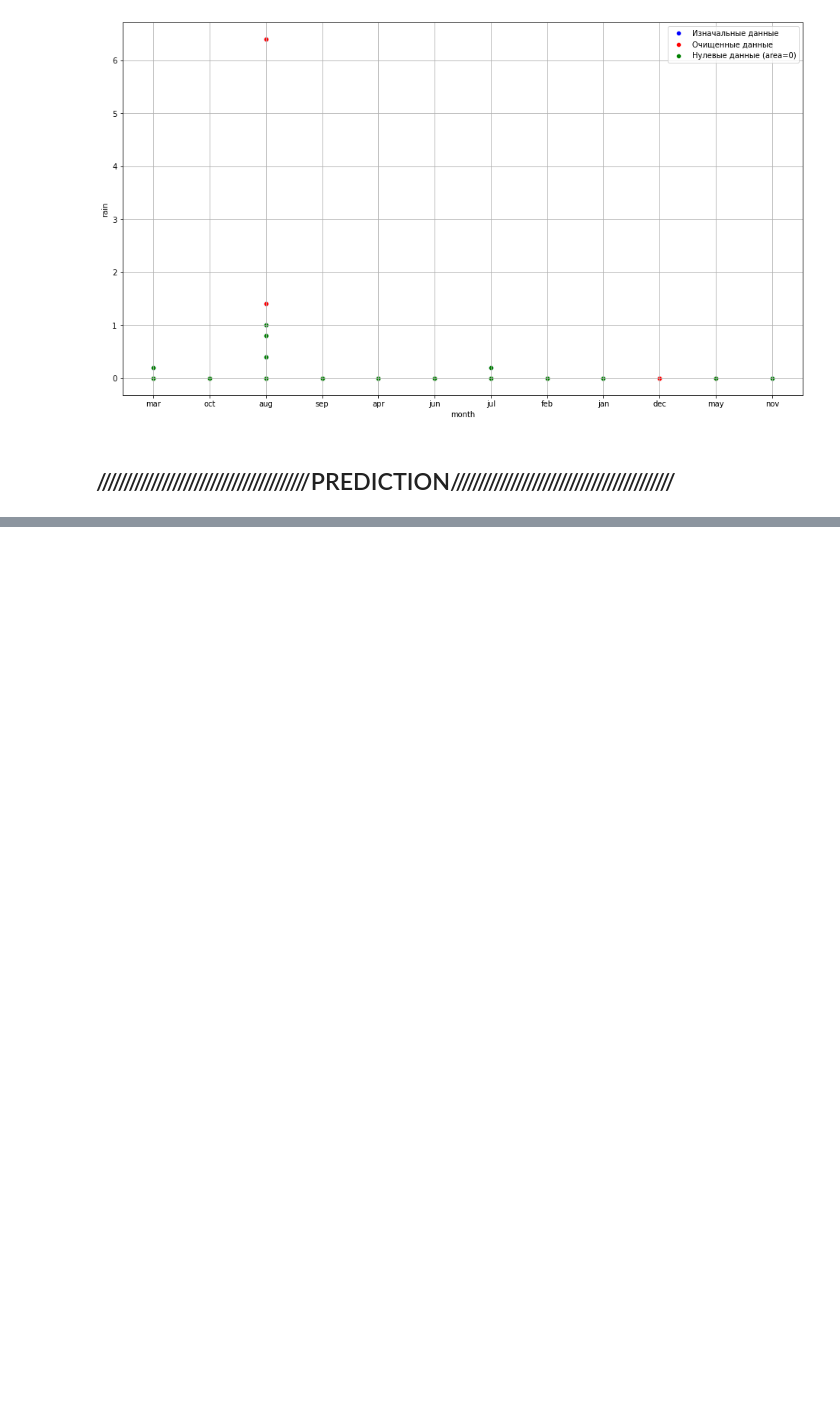
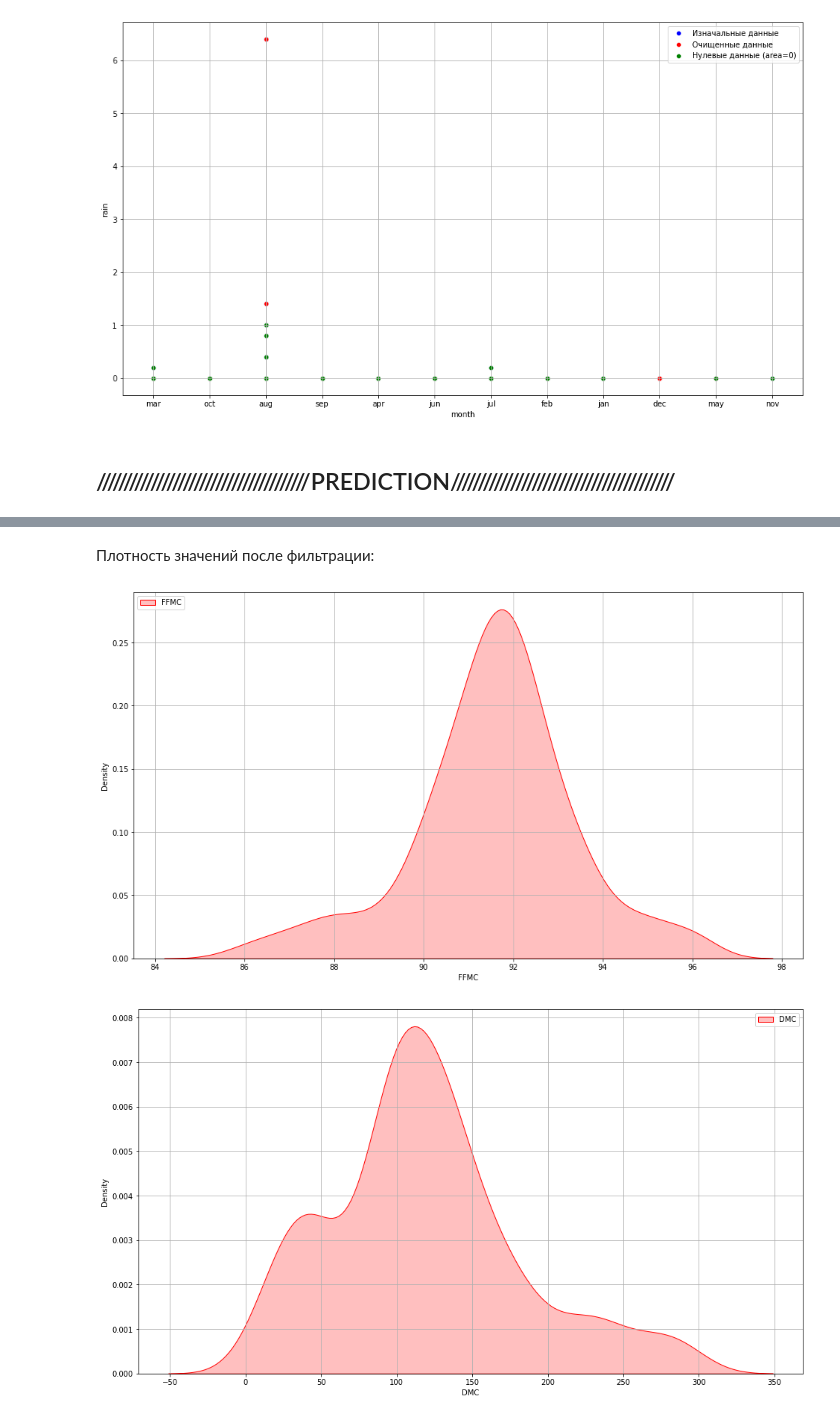
Before and after one commit to seryogasx/Diplom, a Jupyter notebook: forest/data2/Forest_fire_area_predict.ipynb, the cells around one changed output, grey strips where cells are left out. Cells and saved outputs as stored; diff of their text form; code cells hidden in the pictures; blank space fills up the shorter version.

```diff
--- a/forest/data2/Forest_fire_area_predict.ipynb
+++ b/forest/data2/Forest_fire_area_predict.ipynb
@@ -642,0 +372,14 @@ memory usage: 35.3+ KB
+# %% [markdown]
+Плотность значений после фильтрации:
+# %%
+for param in ['FFMC', 'DMC', 'DC', 'ISI', 'temp', 'RH', 'wind']:
+    plt.figure(figsize=plotsize)
+    plt.grid(True)
+    sns.kdeplot(df[param], shade=True, color='r', label=param)
+    if param == 'FFMC':
+        plt.legend(loc='upper left')
+    else:
+        plt.legend()
+# %% [output]
+[figure, added]
+[figure, added]
```
Also changed, not shown: parts of 73 cells of this notebook.
